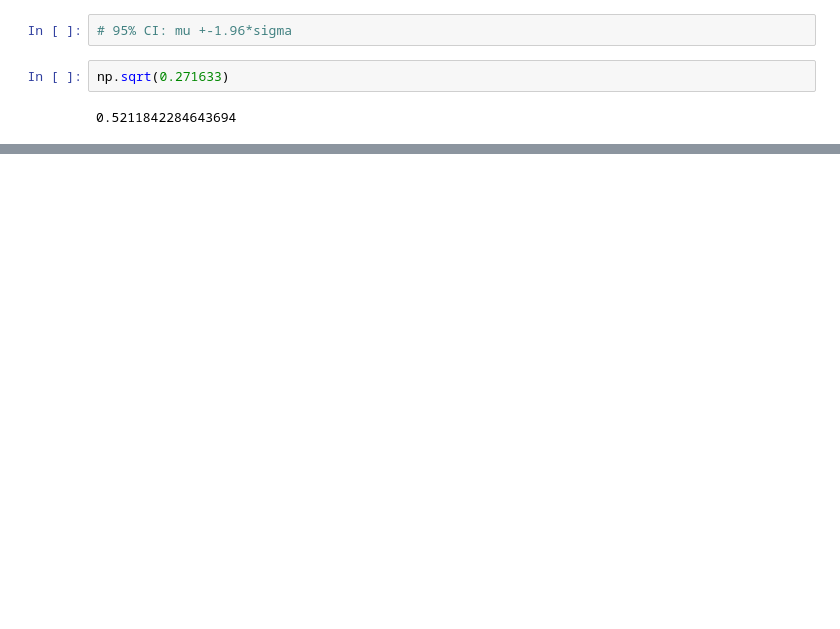
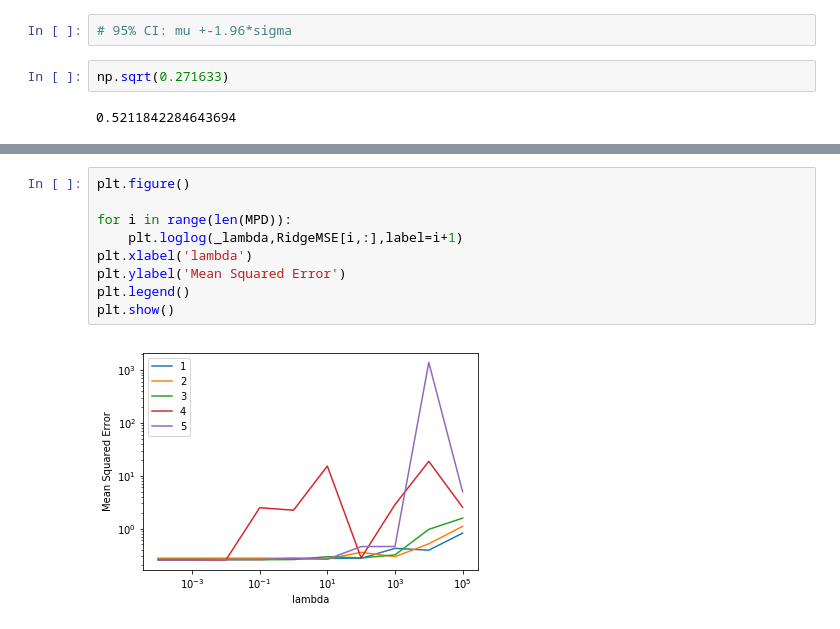
Before and after one commit to jkismul/MachineLearning, a Jupyter notebook: project1.ipynb, the cells around one changed output, grey strips where cells are left out. Cells and saved outputs as stored; diff of their text form; blank space fills up the shorter version.

```diff
--- a/project1.ipynb
+++ b/project1.ipynb
@@ -150,0 +333,11 @@ np.sqrt(0.271633)
+# %%
+plt.figure()
+
+for i in range(len(MPD)):
+    plt.loglog(_lambda,RidgeMSE[i,:],label=i+1)
+plt.xlabel('lambda')
+plt.ylabel('Mean Squared Error')
+plt.legend()
+plt.show()
+# %% [output]
+[figure, added]
```
Also changed, not shown: parts of 25 cells of this notebook.
